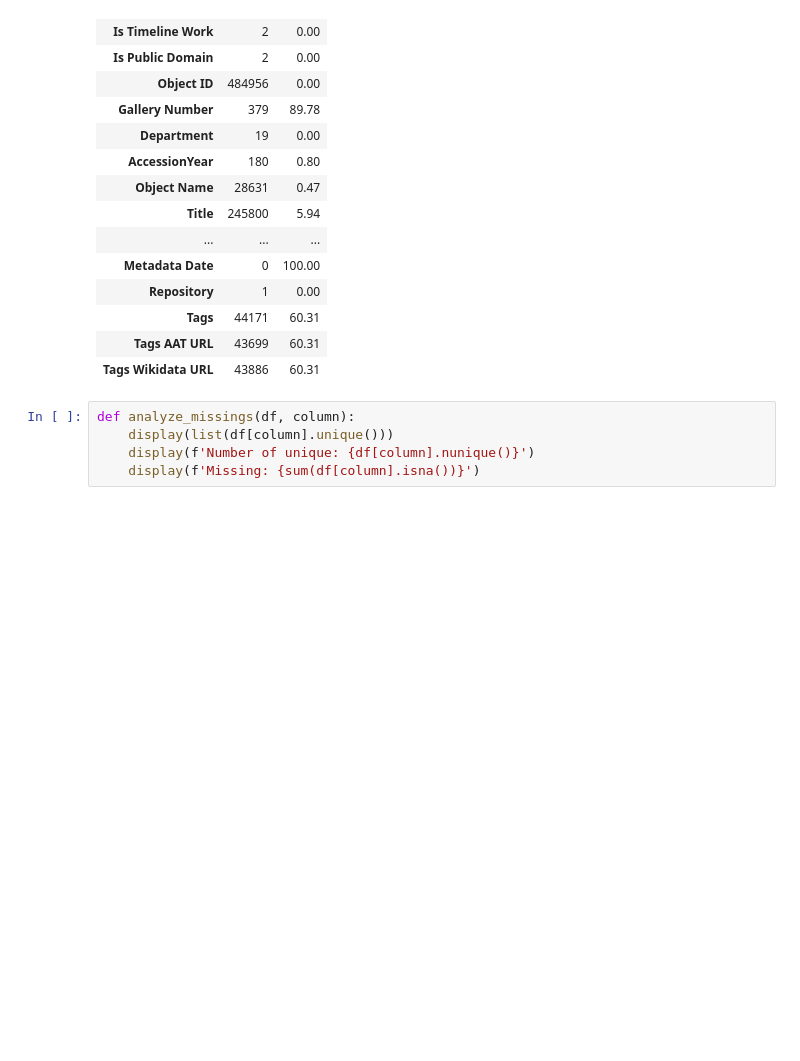
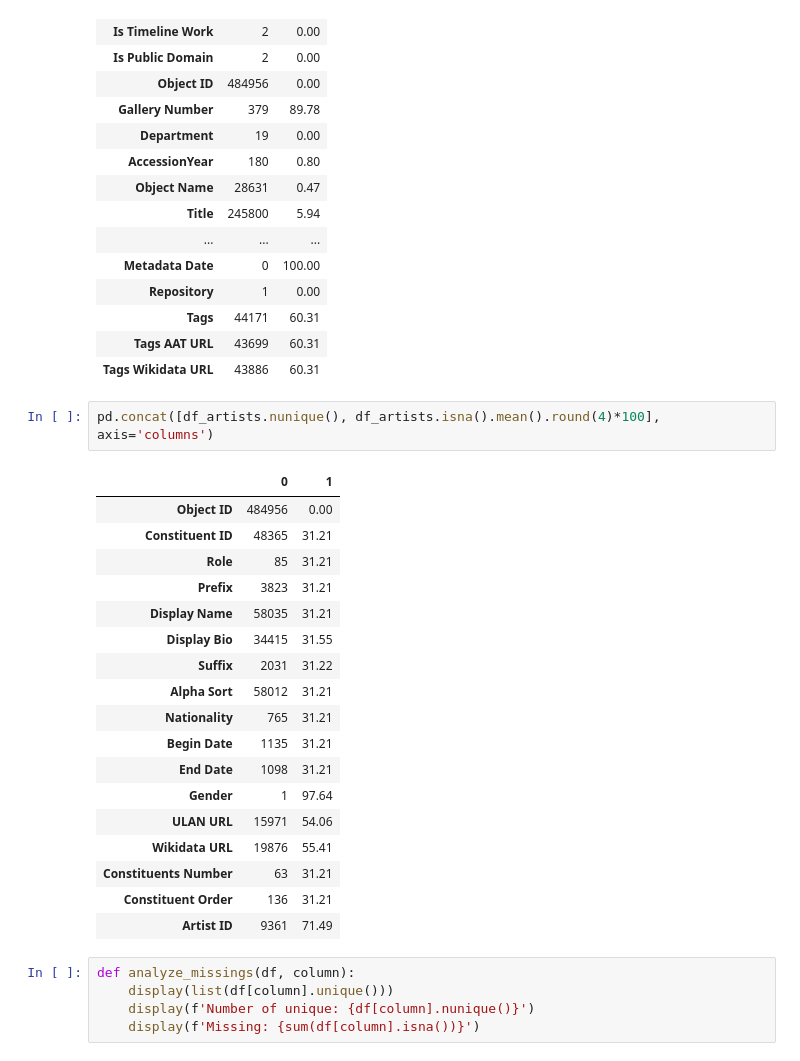
Before and after one commit to nickobard/Data-Preprocessing-Course, a Jupyter notebook: 01/01_homework.ipynb, the cells around one changed output. Saved outputs shown, nothing was run; the diff lists cells and outputs as text; blank space fills up the shorter version.

```diff
--- a/01/01_homework.ipynb
+++ b/01/01_homework.ipynb
@@ -1707,6 +1812,27 @@ pd.concat([df_objects.nunique(), df_objects.isna().mean().round(4)*100], axis='c
 | Tags | 44171 | 60.31 |
 | Tags AAT URL | 43699 | 60.31 |
 | Tags Wikidata URL | 43886 | 60.31 |
+# %%
+pd.concat([df_artists.nunique(), df_artists.isna().mean().round(4)*100], axis='columns')
+# %% [output]
+|  | 0 | 1 |
+| Object ID | 484956 | 0.00 |
+| Constituent ID | 48365 | 31.21 |
+| Role | 85 | 31.21 |
+| Prefix | 3823 | 31.21 |
+| Display Name | 58035 | 31.21 |
+| Display Bio | 34415 | 31.55 |
+| Suffix | 2031 | 31.22 |
+| Alpha Sort | 58012 | 31.21 |
+| Nationality | 765 | 31.21 |
+| Begin Date | 1135 | 31.21 |
+| End Date | 1098 | 31.21 |
+| Gender | 1 | 97.64 |
+| ULAN URL | 15971 | 54.06 |
+| Wikidata URL | 19876 | 55.41 |
+| Constituents Number | 63 | 31.21 |
+| Constituent Order | 136 | 31.21 |
+| Artist ID | 9361 | 71.49 |
 # %%
 def analyze_missings(df, column):
     display(list(df[column].unique()))
```
Also changed, not shown: parts of 29 cells of this notebook.
